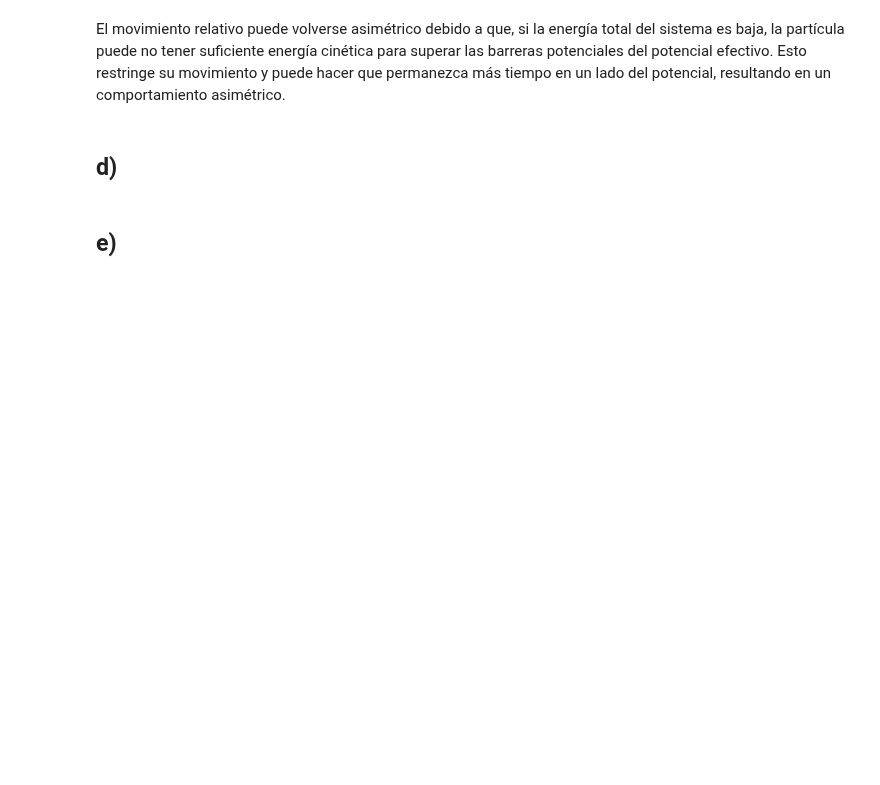
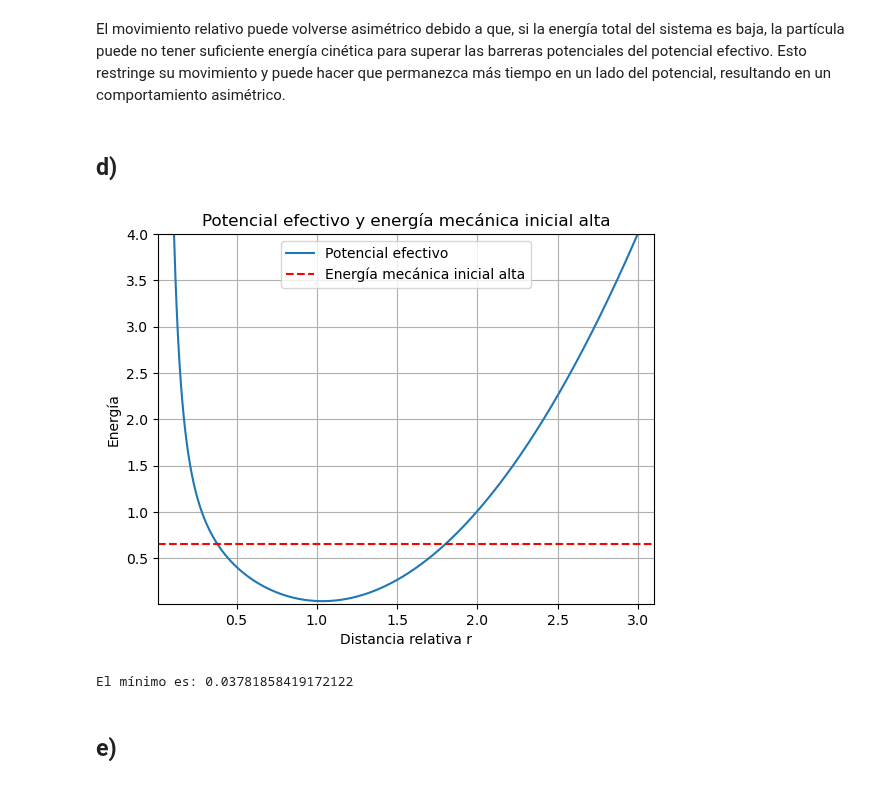
Before and after one commit to apareram/f-sica-computacional, a Jupyter notebook: e1/Parcial1_FC_XimenaLorenzoAlberto.ipynb, the cells around one changed output. Drawn from its saved outputs; the diff is of its cells as text; code cells hidden in the pictures; blank space fills up the shorter version.

```diff
--- a/e1/Parcial1_FC_XimenaLorenzoAlberto.ipynb
+++ b/e1/Parcial1_FC_XimenaLorenzoAlberto.ipynb
@@ -88,2 +143,42 @@ El movimiento relativo puede volverse asimétrico debido a que, si la energía t
+# %%
+# Definir las condiciones iniciales y parámetros
+x0_1 = 0
+y0_1 = 1.5  # Aumentar la distancia inicial para aumentar la energía potencial
+x0_2 = 0
+y0_2 = -1.5
+v0x_1 = 0.5  # Aumentar la velocidad inicial para aumentar la energía cinética
+v0y_1 = 0
+v0x_2 = -0.5
+v0y_2 = 0
+u0 = np.array([x0_1, v0x_1, y0_1, v0y_1, x0_2, v0x_2, y0_2, v0y_2])
+
+w = 1
+l0 = 1
+tf = 25
+h = 0.01
+t0 = 0
+# %%
+t, u = rk4(resorte, u0, t0, tf, h)
+
+E_mec_inicial_alta = energia_mecanica_inicial(x0_1, y0_1, x0_2, y0_2, v0x_1, v0y_1, v0x_2, v0y_2, w, l0, r_inicial, mu)
+
+r_range = np.linspace(0.01, 3.1, 2500)
+U_ef = potEf(l_inicial, r_range, mu)
+# %%
+plt.plot(r_range, U_ef, label='Potencial efectivo')
+plt.axhline(y=E_mec_inicial_alta, color='r', linestyle='--', label='Energía mecánica inicial alta')
+plt.xlabel('Distancia relativa r')
+plt.ylabel('Energía')
+plt.title('Potencial efectivo y energía mecánica inicial alta')
+plt.xlim(0.01, 3.1)
+plt.ylim(0.01, 4)
+plt.legend()
+plt.grid(True)
+plt.show()
+
+print(f"El mínimo es:", U_ef.min())
+# %% [output]
+[figure, added]
+El mínimo es: 0.03781858419172122
 # %% [markdown]
 ## e)
```
Also changed, not shown: parts of 23 cells of this notebook.
